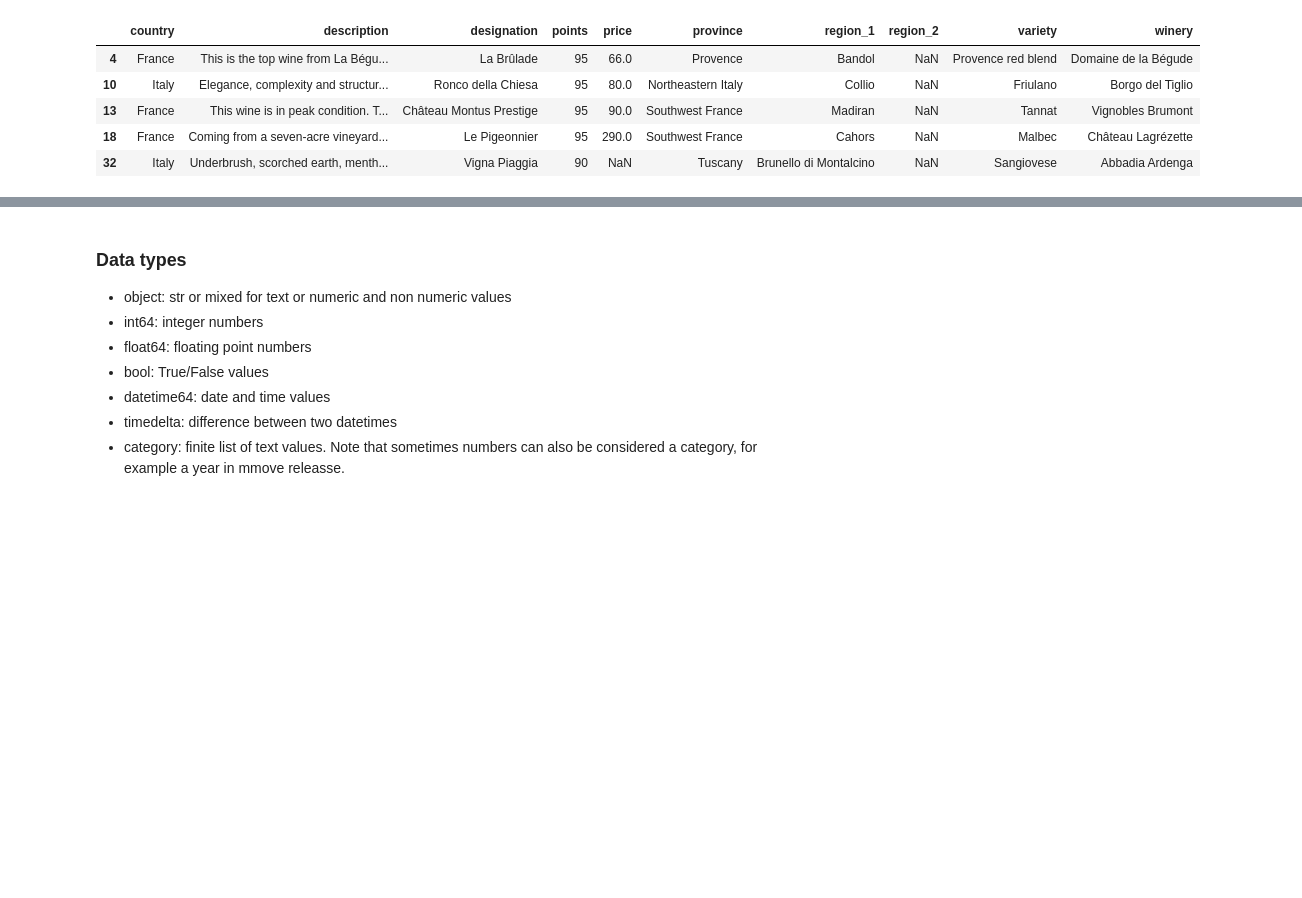
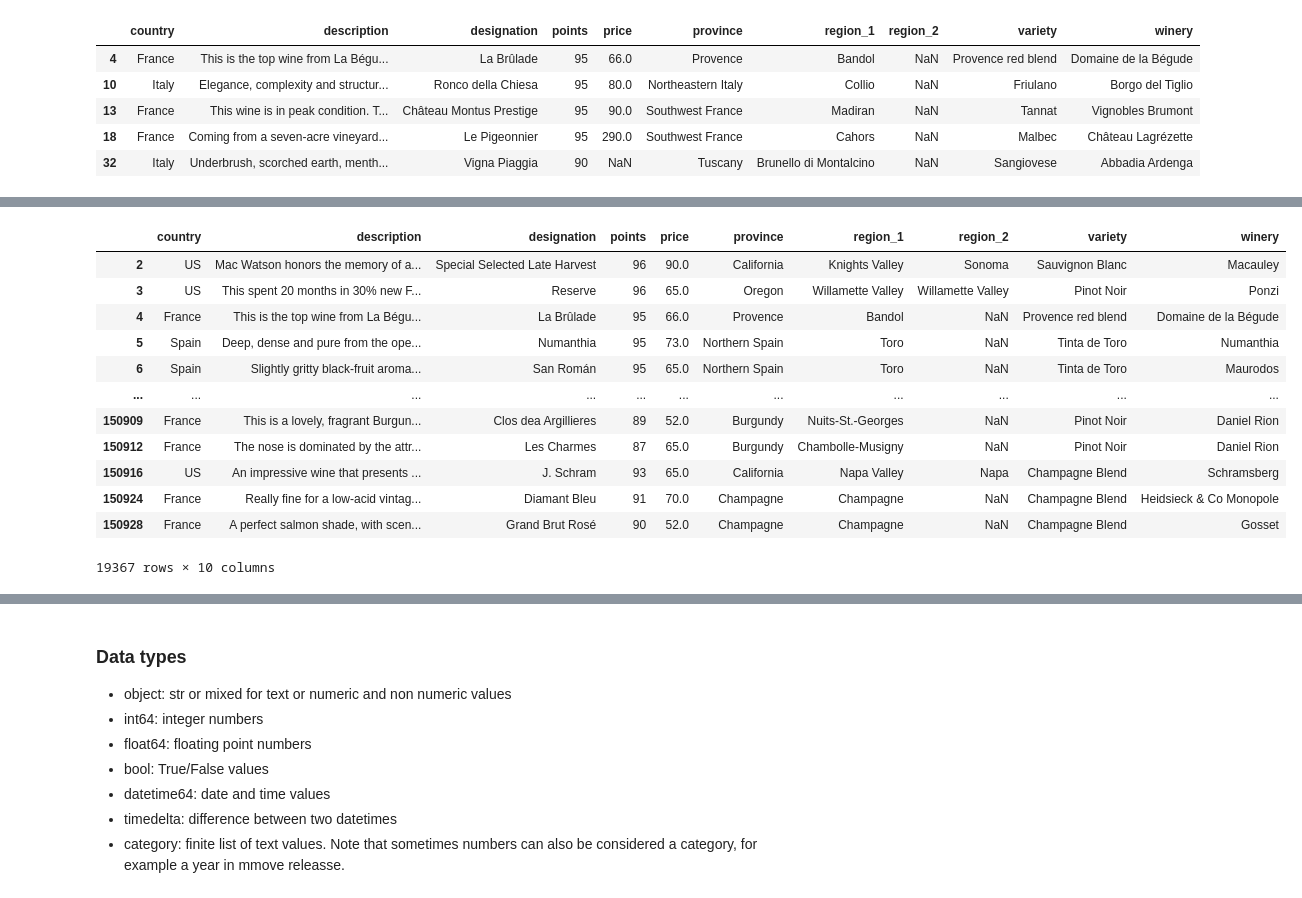
Before and after one commit to gillouche/exploratory-data-analysis, a Jupyter notebook: notebooks/001. pandas.ipynb, the cells around one changed output, grey strips where cells are left out. Drawn from its saved outputs; the diff is of its cells as text; code cells hidden in the pictures; blank space fills up the shorter version.

```diff
--- a/notebooks/001. pandas.ipynb
+++ b/notebooks/001. pandas.ipynb
@@ -370,0 +512,17 @@ df.loc[condition].head()
+# %%
+# also works with dates, times, ...
+df[df.price.between(50, 100)]
+# %% [output]
+|  | country | description | designation | points | price | province | region_1 | region_2 | variety | winery |
+| 2 | US | Mac Watson honors the memory of a... | Special Selected Late Harvest | 96 | 90.0 | California | Knights Valley | Sonoma | Sauvignon Blanc | Macauley |
+| 3 | US | This spent 20 months in 30% new F... | Reserve | 96 | 65.0 | Oregon | Willamette Valley | Willamette Valley | Pinot Noir | Ponzi |
+| 4 | France | This is the top wine from La Bégu... | La Brûlade | 95 | 66.0 | Provence | Bandol | NaN | Provence red blend | Domaine de la Bégude |
+| 5 | Spain | Deep, dense and pure from the ope... | Numanthia | 95 | 73.0 | Northern Spain | Toro | NaN | Tinta de Toro | Numanthia |
+| 6 | Spain | Slightly gritty black-fruit aroma... | San Román | 95 | 65.0 | Northern Spain | Toro | NaN | Tinta de Toro | Maurodos |
+| ... | ... | ... | ... | ... | ... | ... | ... | ... | ... | ... |
+| 150909 | France | This is a lovely, fragrant Burgun... | Clos dea Argillieres | 89 | 52.0 | Burgundy | Nuits-St.-Georges | NaN | Pinot Noir | Daniel Rion |
+| 150912 | France | The nose is dominated by the attr... | Les Charmes | 87 | 65.0 | Burgundy | Chambolle-Musigny | NaN | Pinot Noir | Daniel Rion |
+| 150916 | US | An impressive wine that presents ... | J. Schram | 93 | 65.0 | California | Napa Valley | Napa | Champagne Blend | Schramsberg |
+| 150924 | France | Really fine for a low-acid vintag... | Diamant Bleu | 91 | 70.0 | Champagne | Champagne | NaN | Champagne Blend | Heidsieck & Co Monopole |
+| 150928 | France | A perfect salmon shade, with scen... | Grand Brut Rosé | 90 | 52.0 | Champagne | Champagne | NaN | Champagne Blend | Gosset |
+19367 rows × 10 columns
```
Also changed, not shown: parts of 85 cells of this notebook, 3 other files.
